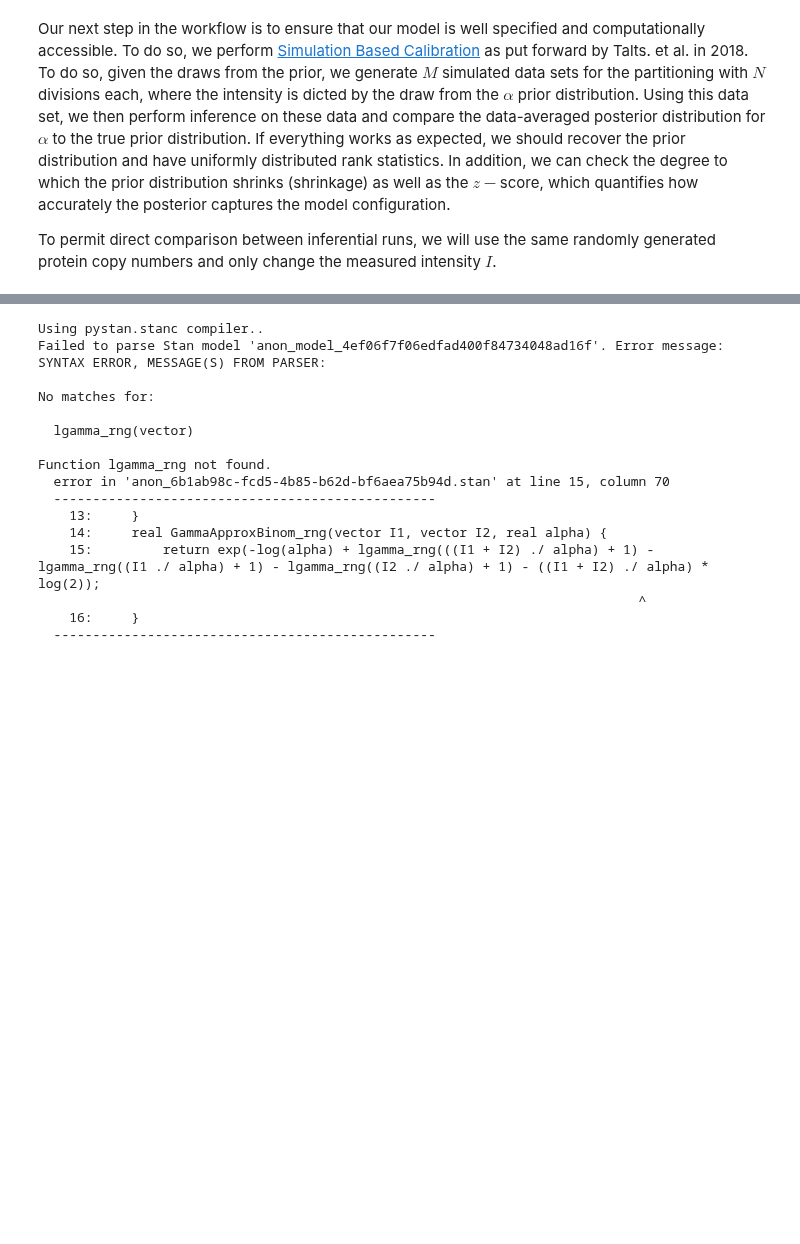
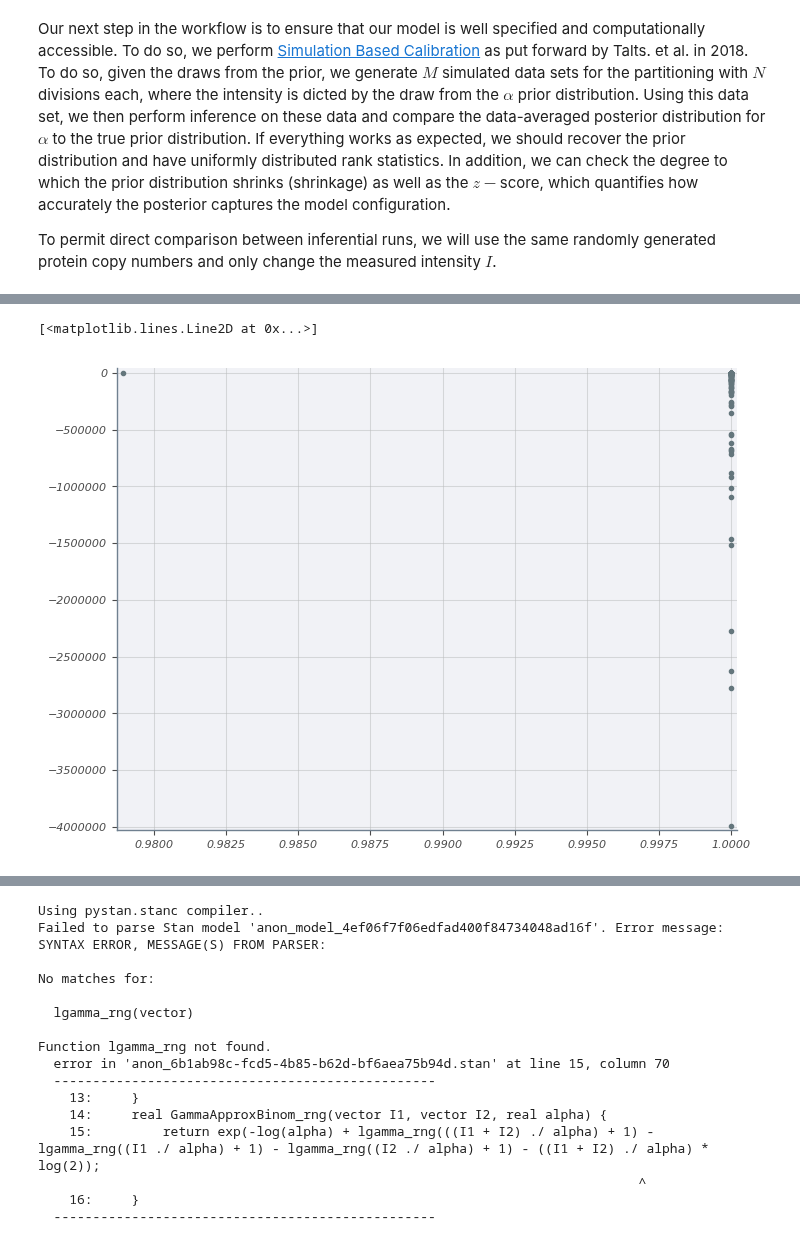
Before and after one commit to RPGroup-PBoC/mwc_growth, a Jupyter notebook: code/notebooks/principled_calibration_workflow.ipynb, the cells around one changed output, grey strips where cells are left out. Saved outputs shown, nothing was run; the diff lists cells and outputs as text; code cells hidden in the pictures; blank space fills up the shorter version.

```diff
--- a/code/notebooks/principled_calibration_workflow.ipynb
+++ b/code/notebooks/principled_calibration_workflow.ipynb
@@ -233,4 +260,7 @@ plt.plot(np.sort(sbc_df['rank']), np.linspace(0, 1, len(sbc_df)))
 # %%
 plt.plot(sbc_df['shrinkage'], sbc_df['z_score'], '.')
-plt.xlim([0, 1])
+# plt.xlim([0, 1])
+# %% [output]
+[<matplotlib.lines.Line2D at 0x...>]
+[figure, added]
 # %%
```
Also changed, not shown: parts of 10 cells of this notebook, 1 other file.
